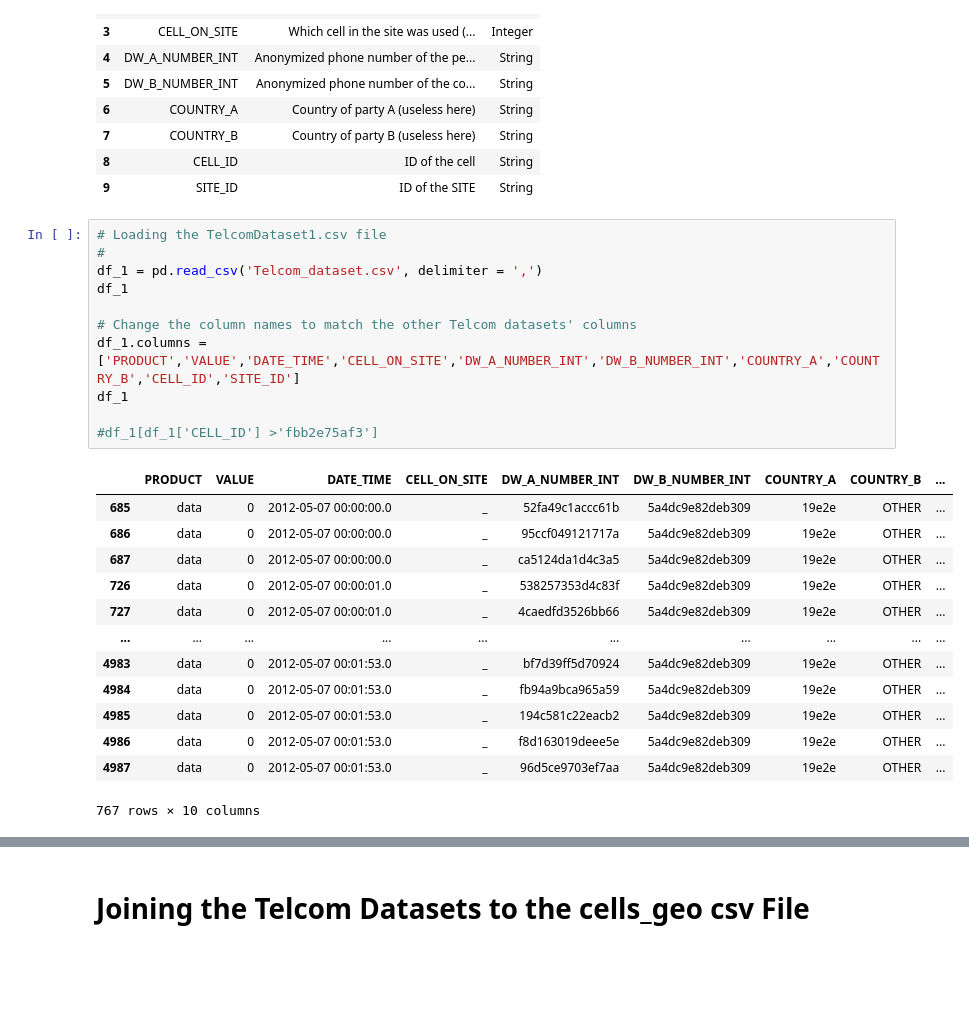
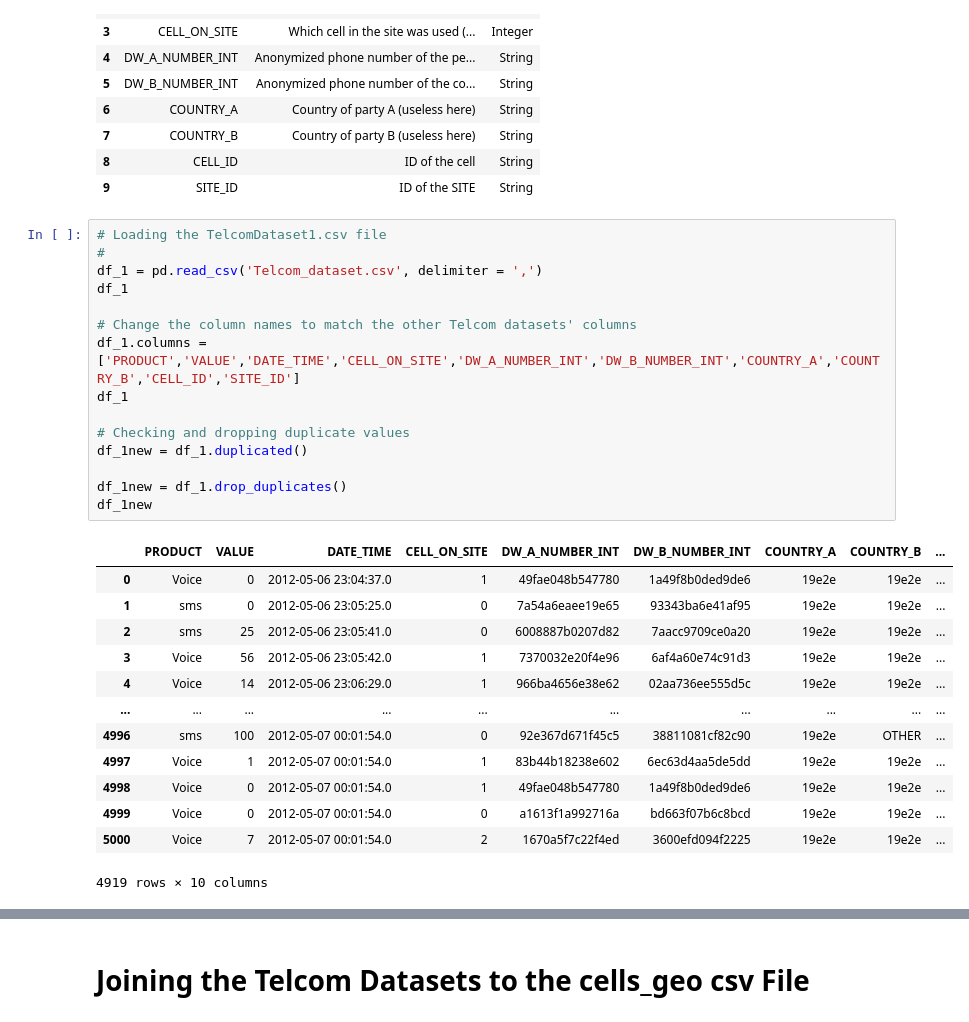
Before and after one commit to Shalyne-Waweru/Independent_Project-3, a Jupyter notebook: Moringa_Data_Science_Prep_W3_Independent_Project_2020_03_Shalyne_Waweru_Python_Notebook.ipynb, the cells around one changed output, grey strips where cells are left out. Cells and saved outputs as stored; diff of their text form; blank space fills up the shorter version.

```diff
--- a/Moringa_Data_Science_Prep_W3_Independent_Project_2020_03_Shalyne_Waweru_Python_Notebook.ipynb
+++ b/Moringa_Data_Science_Prep_W3_Independent_Project_2020_03_Shalyne_Waweru_Python_Notebook.ipynb
@@ -68,28 +74,32 @@ df
 # %%
 # Loading the TelcomDataset1.csv file
 #
 df_1 = pd.read_csv('Telcom_dataset.csv', delimiter = ',')
 df_1
 
 # Change the column names to match the other Telcom datasets' columns
 df_1.columns = ['PRODUCT','VALUE','DATE_TIME','CELL_ON_SITE','DW_A_NUMBER_INT','DW_B_NUMBER_INT','COUNTRY_A','COUNTRY_B','CELL_ID','SITE_ID']
 df_1
 
-#df_1[df_1['CELL_ID'] >'fbb2e75af3']
+# Checking and dropping duplicate values
+df_1new = df_1.duplicated()
+
+df_1new = df_1.drop_duplicates()
+df_1new
 # %% [output]
 |  | PRODUCT | VALUE | DATE_TIME | CELL_ON_SITE | DW_A_NUMBER_INT | DW_B_NUMBER_INT | COUNTRY_A | COUNTRY_B | ... |
-| 685 | data | 0 | 2012-05-07 00:00:00.0 | _ | 52fa49c1accc61b | 5a4dc9e82deb309 | 19e2e | OTHER | ... |
-| 686 | data | 0 | 2012-05-07 00:00:00.0 | _ | 95ccf049121717a | 5a4dc9e82deb309 | 19e2e | OTHER | ... |
-| 687 | data | 0 | 2012-05-07 00:00:00.0 | _ | ca5124da1d4c3a5 | 5a4dc9e82deb309 | 19e2e | OTHER | ... |
-| 726 | data | 0 | 2012-05-07 00:00:01.0 | _ | 538257353d4c83f | 5a4dc9e82deb309 | 19e2e | OTHER | ... |
-| 727 | data | 0 | 2012-05-07 00:00:01.0 | _ | 4caedfd3526bb66 | 5a4dc9e82deb309 | 19e2e | OTHER | ... |
+| 0 | Voice | 0 | 2012-05-06 23:04:37.0 | 1 | 49fae048b547780 | 1a49f8b0ded9de6 | 19e2e | 19e2e | ... |
+| 1 | sms | 0 | 2012-05-06 23:05:25.0 | 0 | 7a54a6eaee19e65 | 93343ba6e41af95 | 19e2e | 19e2e | ... |
+| 2 | sms | 25 | 2012-05-06 23:05:41.0 | 0 | 6008887b0207d82 | 7aacc9709ce0a20 | 19e2e | 19e2e | ... |
+| 3 | Voice | 56 | 2012-05-06 23:05:42.0 | 1 | 7370032e20f4e96 | 6af4a60e74c91d3 | 19e2e | 19e2e | ... |
+| 4 | Voice | 14 | 2012-05-06 23:06:29.0 | 1 | 966ba4656e38e62 | 02aa736ee555d5c | 19e2e | 19e2e | ... |
 | ... | ... | ... | ... | ... | ... | ... | ... | ... | ... |
-| 4983 | data | 0 | 2012-05-07 00:01:53.0 | _ | bf7d39ff5d70924 | 5a4dc9e82deb309 | 19e2e | OTHER | ... |
-| 4984 | data | 0 | 2012-05-07 00:01:53.0 | _ | fb94a9bca965a59 | 5a4dc9e82deb309 | 19e2e | OTHER | ... |
-| 4985 | data | 0 | 2012-05-07 00:01:53.0 | _ | 194c581c22eacb2 | 5a4dc9e82deb309 | 19e2e | OTHER | ... |
-| 4986 | data | 0 | 2012-05-07 00:01:53.0 | _ | f8d163019deee5e | 5a4dc9e82deb309 | 19e2e | OTHER | ... |
-| 4987 | data | 0 | 2012-05-07 00:01:53.0 | _ | 96d5ce9703ef7aa | 5a4dc9e82deb309 | 19e2e | OTHER | ... |
+| 4996 | sms | 100 | 2012-05-07 00:01:54.0 | 0 | 92e367d671f45c5 | 38811081cf82c90 | 19e2e | OTHER | ... |
+| 4997 | Voice | 1 | 2012-05-07 00:01:54.0 | 1 | 83b44b18238e602 | 6ec63d4aa5de5dd | 19e2e | 19e2e | ... |
+| 4998 | Voice | 0 | 2012-05-07 00:01:54.0 | 1 | 49fae048b547780 | 1a49f8b0ded9de6 | 19e2e | 19e2e | ... |
+| 4999 | Voice | 0 | 2012-05-07 00:01:54.0 | 0 | a1613f1a992716a | bd663f07b6c8bcd | 19e2e | 19e2e | ... |
+| 5000 | Voice | 7 | 2012-05-07 00:01:54.0 | 2 | 1670a5f7c22f4ed | 3600efd094f2225 | 19e2e | 19e2e | ... |
-767 rows × 10 columns
+4919 rows × 10 columns
 # %%
 # Loading the TelcomDataset2.csv file
 #
```
Also changed, not shown: parts of 12 cells of this notebook.
